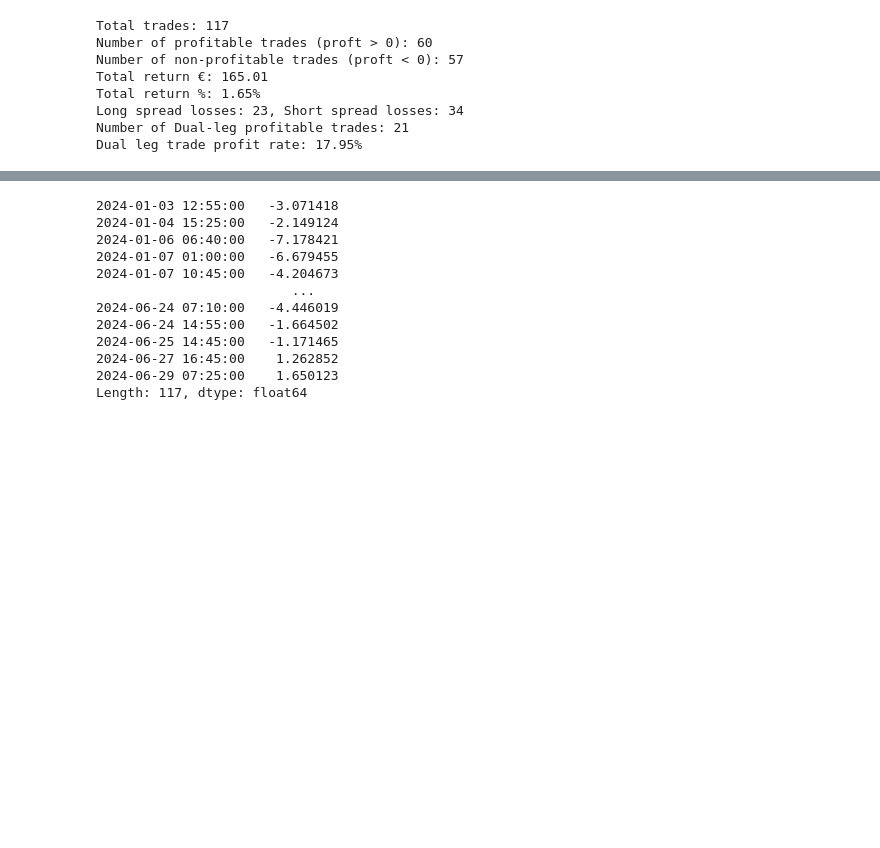
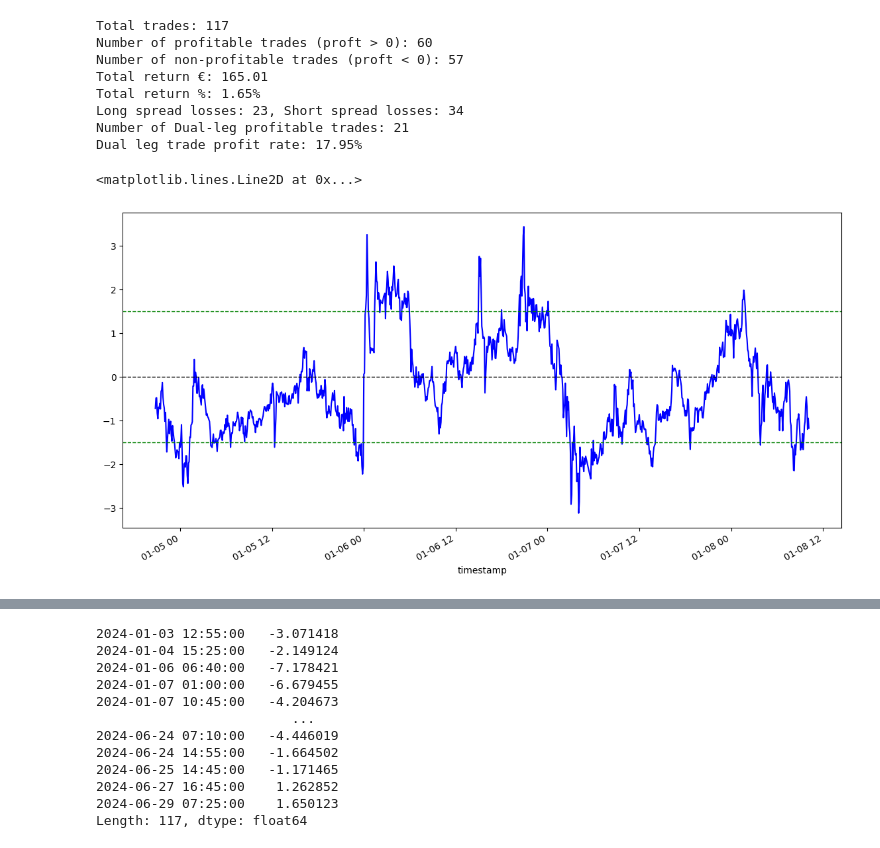
Before and after one commit to alexandrosdp/PairsTrading, a Jupyter notebook: preliminary_pairs_analysis.ipynb, the cells around one changed output, grey strips where cells are left out. Drawn from its saved outputs; the diff is of its cells as text; code cells hidden in the pictures; blank space fills up the shorter version.

```diff
--- a/preliminary_pairs_analysis.ipynb
+++ b/preliminary_pairs_analysis.ipynb
@@ -145,4 +145,18 @@ Total return %: 1.65%
 Long spread losses: 23, Short spread losses: 34
 Number of Dual-leg profitable trades: 21
 Dual leg trade profit rate: 17.95%
+# %%
+start_date = pd.to_datetime('2024-02-01 00:20:00')
+end_date = pd.to_datetime('2024-02-10 00:40:00')
+
+#Convert the entry and exit times to datetime objects
+
+plt.figure(figsize=(14, 7))
+zscore_series.iloc[1100: 2100].plot(label='Z-Score', color='blue')
+plt.axhline(0, color='black', linestyle='--', linewidth=1)
+plt.axhline(1.5, color='green', linestyle='--', linewidth=1)
+plt.axhline(-1.5, color='green', linestyle='--', linewidth=1)
+# %% [output]
+<matplotlib.lines.Line2D at 0x...>
+[figure, added]
 # %%
```
Also changed, not shown: parts of 1 cell of this notebook, 6 other files.
